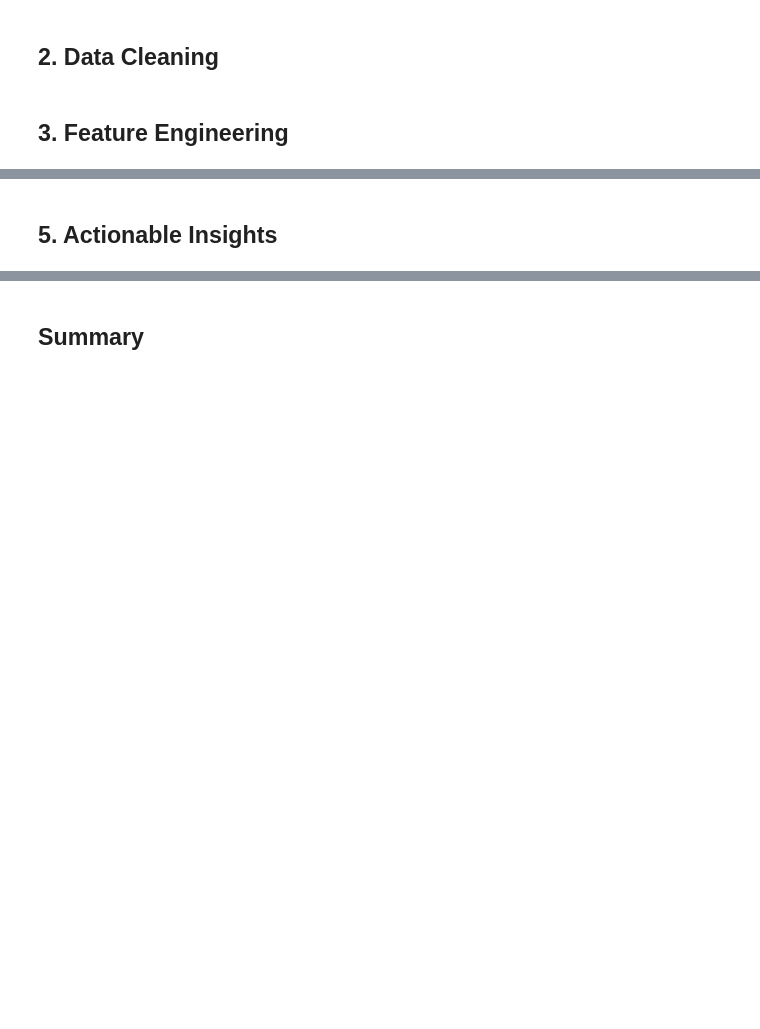
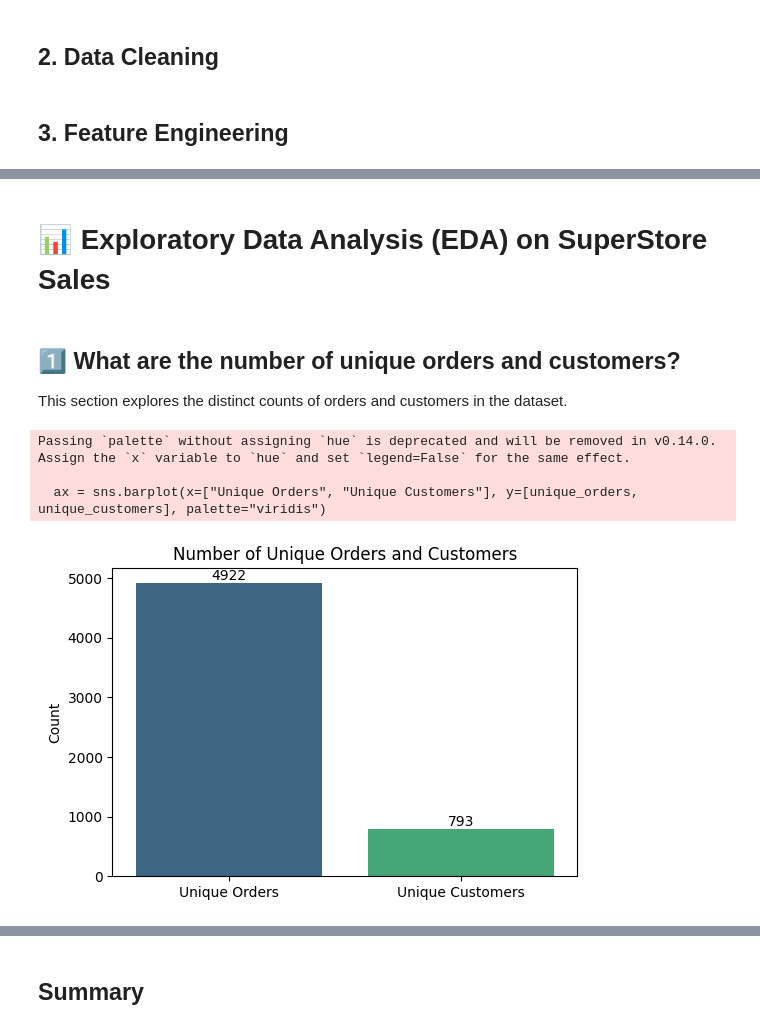
Before and after one commit to AbdallahGasem/Sales-Forecasting-and-Demand-Prediction, a Jupyter notebook: Milestones/M1/EDA-BASE.ipynb, the cells around one changed output, grey strips where cells are left out. Drawn from its saved outputs; the diff is of its cells as text; code cells hidden in the pictures; blank space fills up the shorter version.

```diff
--- a/Milestones/M1/EDA-BASE.ipynb
+++ b/Milestones/M1/EDA-BASE.ipynb
@@ -410,2 +408,2 @@ Categorical variables like `Ship Mode`, `Category`, and `Region` need to be conv
-# %% [markdown]
-## **5. Actionable Insights**
+# %% [markdown]
+# 📊 Exploratory Data Analysis (EDA) on SuperStore Sales
@@ -411,0 +414,27 @@ Categorical variables like `Ship Mode`, `Category`, and `Region` need to be conv
+# %%
+df = pd.read_csv("SuperStoreSales.csv")
+# %% [markdown]
+## 1️⃣ What are the number of unique orders and customers?
+This section explores the distinct counts of orders and customers in the dataset.
+# %%
+def plot_unique_counts(df):
+    unique_orders = df["Order ID"].nunique()
+    unique_customers = df["Customer ID"].nunique()
+
+    plt.figure(figsize=(6, 4))
+    ax = sns.barplot(x=["Unique Orders", "Unique Customers"], y=[unique_orders, unique_customers], palette="viridis")
+    plt.title("Number of Unique Orders and Customers")
+    plt.ylabel("Count")
+
+    # Annotate the bars with their exact values
+    for i, value in enumerate([unique_orders, unique_customers]):
+        ax.text(i, value + 0.00000005 * value, f'{value}', ha='center', va='bottom')
+
+    plt.show()
+
+plot_unique_counts(df)
+# %% [output]
+Passing `palette` without assigning `hue` is deprecated and will be removed in v0.14.0. Assign the `x` variable to `hue` and set `legend=False` for the same effect.
+
+  ax = sns.barplot(x=["Unique Orders", "Unique Customers"], y=[unique_orders, unique_customers], palette="viridis")
+[figure, added]
```
Also changed, not shown: parts of 30 cells of this notebook.
